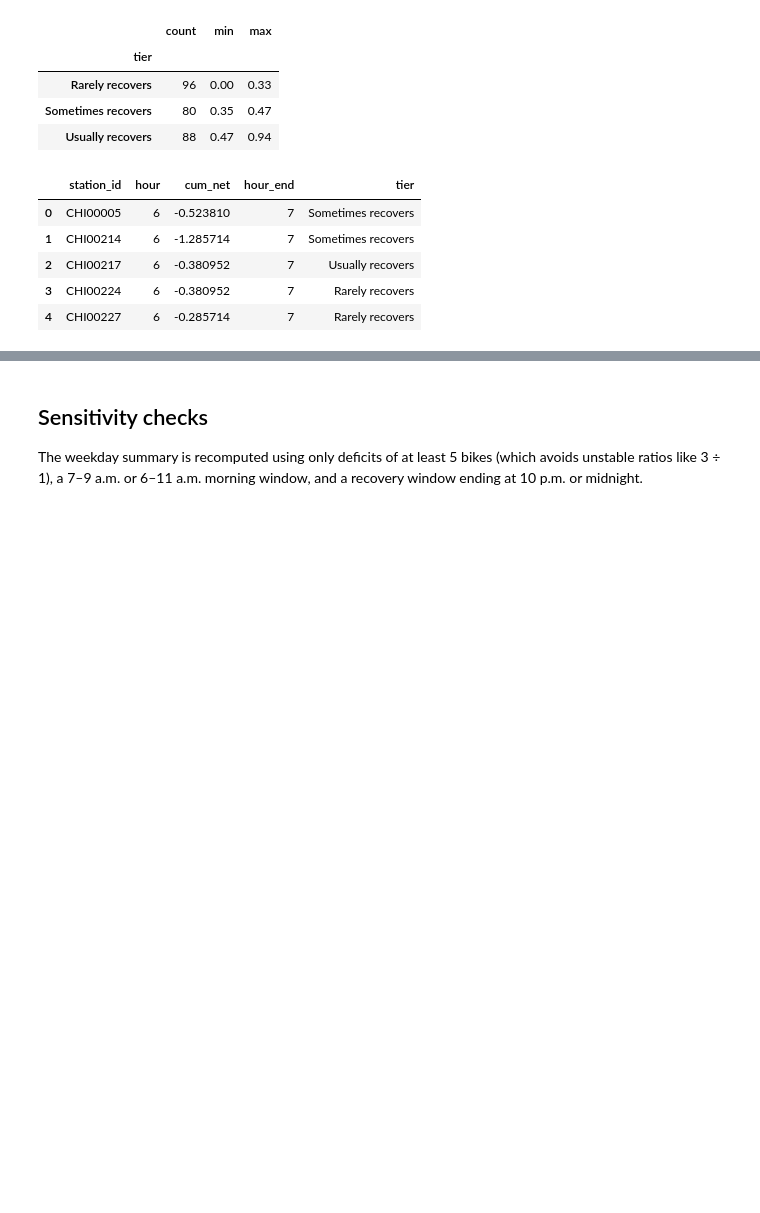
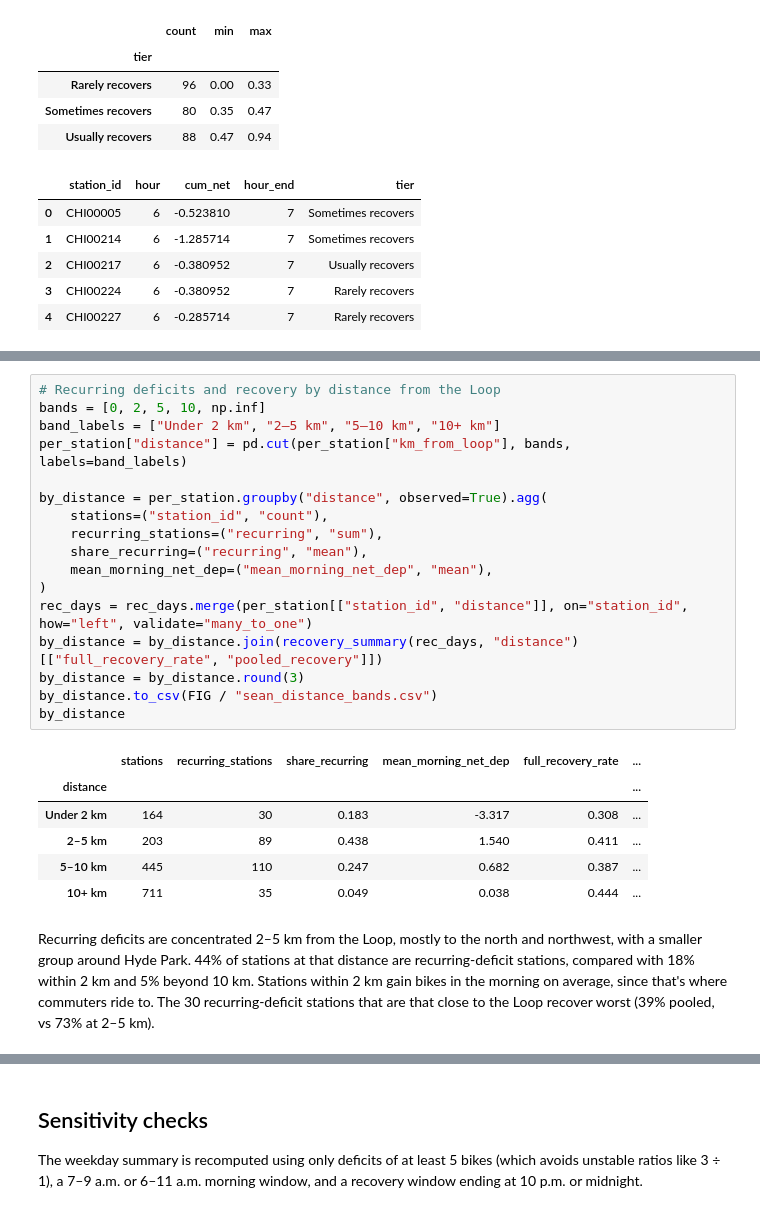
Before and after one commit to Danielchf2006/Divvy-riders-, a Jupyter notebook: notebooks/02_station_recovery_sean.ipynb, the cells around one changed output, grey strips where cells are left out. Drawn from its saved outputs; the diff is of its cells as text; blank space fills up the shorter version.

```diff
--- a/notebooks/02_station_recovery_sean.ipynb
+++ b/notebooks/02_station_recovery_sean.ipynb
@@ -219,0 +258,26 @@ Lines are the median station in each third; bands cover the middle 50%. All thre
+# %%
+# Recurring deficits and recovery by distance from the Loop
+bands = [0, 2, 5, 10, np.inf]
+band_labels = ["Under 2 km", "2–5 km", "5–10 km", "10+ km"]
+per_station["distance"] = pd.cut(per_station["km_from_loop"], bands, labels=band_labels)
+
+by_distance = per_station.groupby("distance", observed=True).agg(
+    stations=("station_id", "count"),
+    recurring_stations=("recurring", "sum"),
+    share_recurring=("recurring", "mean"),
+    mean_morning_net_dep=("mean_morning_net_dep", "mean"),
+)
+rec_days = rec_days.merge(per_station[["station_id", "distance"]], on="station_id", how="left", validate="many_to_one")
+by_distance = by_distance.join(recovery_summary(rec_days, "distance")[["full_recovery_rate", "pooled_recovery"]])
+by_distance = by_distance.round(3)
+by_distance.to_csv(FIG / "sean_distance_bands.csv")
+by_distance
+# %% [output]
+|  | stations | recurring_stations | share_recurring | mean_morning_net_dep | full_recovery_rate | ... |
+| distance |  |  |  |  |  | ... |
+| Under 2 km | 164 | 30 | 0.183 | -3.317 | 0.308 | ... |
+| 2–5 km | 203 | 89 | 0.438 | 1.540 | 0.411 | ... |
+| 5–10 km | 445 | 110 | 0.247 | 0.682 | 0.387 | ... |
+| 10+ km | 711 | 35 | 0.049 | 0.038 | 0.444 | ... |
+# %% [markdown]
+Recurring deficits are concentrated 2–5 km from the Loop, mostly to the north and northwest, with a smaller group around Hyde Park. 44% of stations at that distance are recurring-deficit stations, compared with 18% within 2 km and 5% beyond 10 km. Stations within 2 km gain bikes in the morning on average, since that's where commuters ride to. The 30 recurring-deficit stations that are that close to the Loop recover worst (39% pooled, vs 73% at 2–5 km).
```
Also changed, not shown: parts of 10 cells of this notebook, 9 other files.
